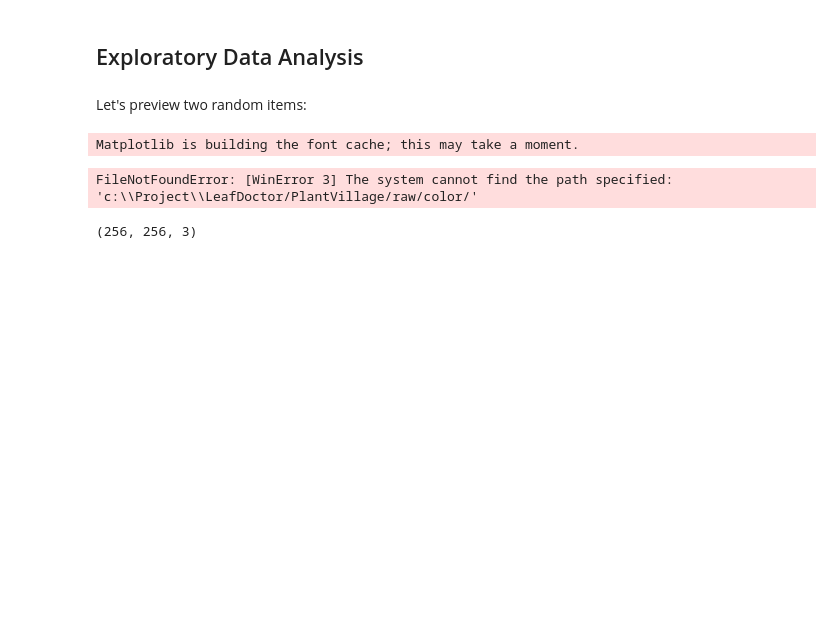
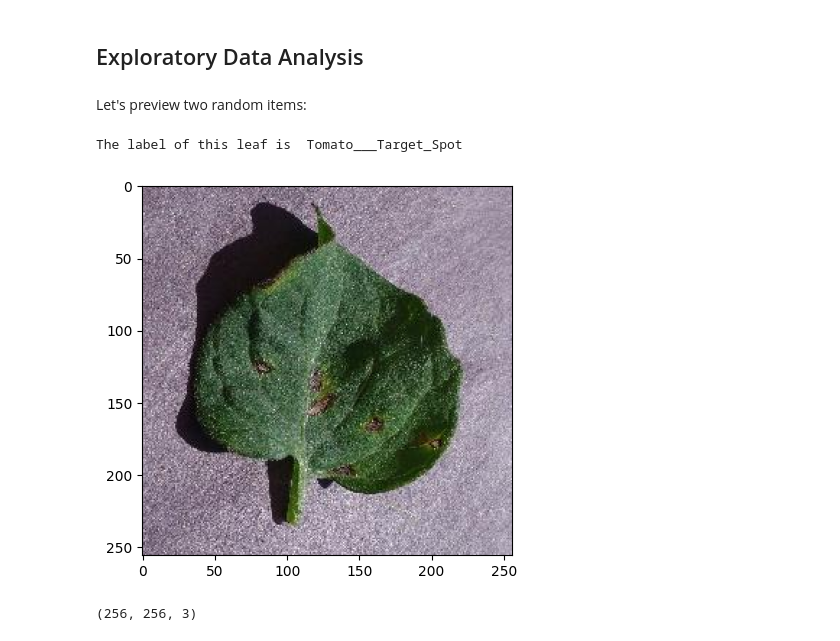
Before and after one commit to Vidhyadhary/LeafAssist, a Jupyter notebook: BaseModel.ipynb, the cells around one changed output. Drawn from its saved outputs; the diff is of its cells as text; code cells hidden in the pictures; blank space fills up the shorter version.

```diff
--- a/BaseModel.ipynb
+++ b/BaseModel.ipynb
@@ -17,17 +17,17 @@ Let's preview two random items:
 # %%
 import os
 import random
 import matplotlib.pyplot as plt
 
-data_dir = os.getcwd()+'/PlantVillage/raw/color/'
+data_dir = os.getcwd()+'/PlantVillage-Dataset/raw/color/'
 random_folder = random.choice(os.listdir(data_dir))
 random_leaf = random.choice(os.listdir(data_dir+random_folder))
 img = plt.imread(data_dir+ random_folder + '/'+random_leaf)
 plt.imshow(img)
 print('The label of this leaf is ', random_folder)
 # %% [output]
-Matplotlib is building the font cache; this may take a moment.
+The label of this leaf is  Tomato___Target_Spot
-FileNotFoundError: [WinError 3] The system cannot find the path specified: 'c:\\Project\\LeafDoctor/PlantVillage/raw/color/'
+[figure, added]
 # %%
 img.shape
 # %% [output]
```
Also changed, not shown: parts of 7 cells of this notebook, 18 other files.
